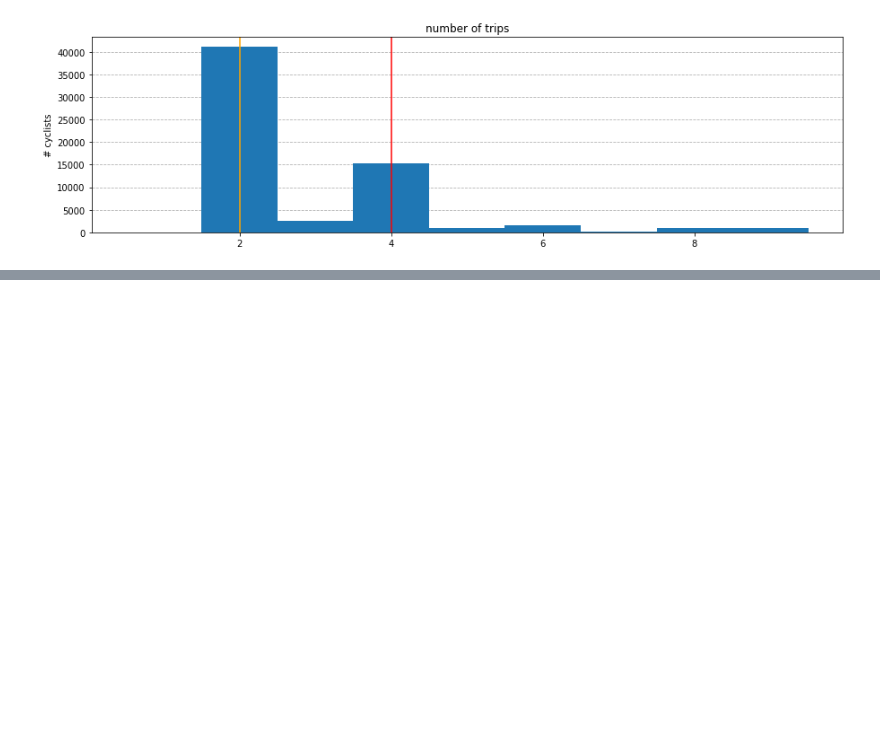
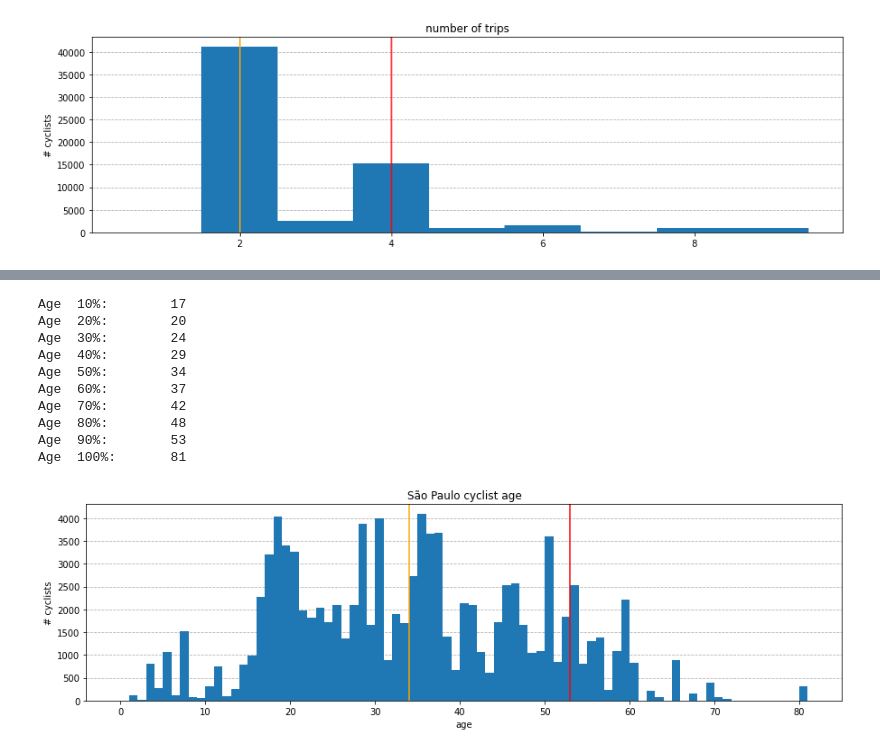
Before and after one commit to pepedrog/SP-Cycling-Potential, a Jupyter notebook: codigo/Potencial Ciclavel.ipynb, the cells around one changed output, grey strips where cells are left out. Drawn from its saved outputs; the diff is of its cells as text; code cells hidden in the pictures; blank space fills up the shorter version.

```diff
--- a/codigo/Potencial Ciclavel.ipynb
+++ b/codigo/Potencial Ciclavel.ipynb
@@ -987,0 +1034,13 @@ plt.show()
+# %%
+od_trips = pd.read_csv('../data/sao-paulo/od/OD_2017.csv')
+od_trips.columns = [c[: c.index(',')] for c in od_trips.columns]
+od_trips.set_index('ID_ORDEM', inplace=True, drop=False)
+
+od_people = od_trips.loc[od_trips['MODOPRIN'] == 15].groupby('ID_PESS').max()
+
+od_people_FE_PESS = []
+for i, r in od_people.iterrows():
+    for w in range(round(r['FE_PESS'])):
+        od_people_FE_PESS.append(r)
+
+od_people_FE_PESS = pd.DataFrame(data = od_people_FE_PESS, columns = od_people.columns)
@@ -987,0 +1081,29 @@ plt.show()
+# %%
+s = stats(od_people, 'IDADE', 'FE_PESS')
+for i in range(10):
+    print('Age  ' + str(i + 1) + '0%:\t', round(s[i]))
+
+plt.figure(figsize=(15,4))
+ax_distance = plt.axes()
+ax_distance.set_axisbelow(True)
+plt.grid(linestyle='--')
+ax_distance.xaxis.grid(False)
+plt.hist(bins = range(82), x=od_people['IDADE'], weights = od_people['FE_PESS'])
+plt.title('São Paulo cyclist age')
+plt.xlabel('age')
+plt.ylabel('# cyclists')
+plt.axvline(x=s[4],color='orange')
+plt.axvline(x=s[8],color='red')
+plt.show()
+# %% [output]
+Age  10%:        17
+Age  20%:        20
+Age  30%:        24
+Age  40%:        29
+Age  50%:        34
+Age  60%:        37
+Age  70%:        42
+Age  80%:        48
+Age  90%:        53
+Age  100%:       81
+[figure, added]
```
Also changed, not shown: parts of 8 cells of this notebook, 46 other files.
